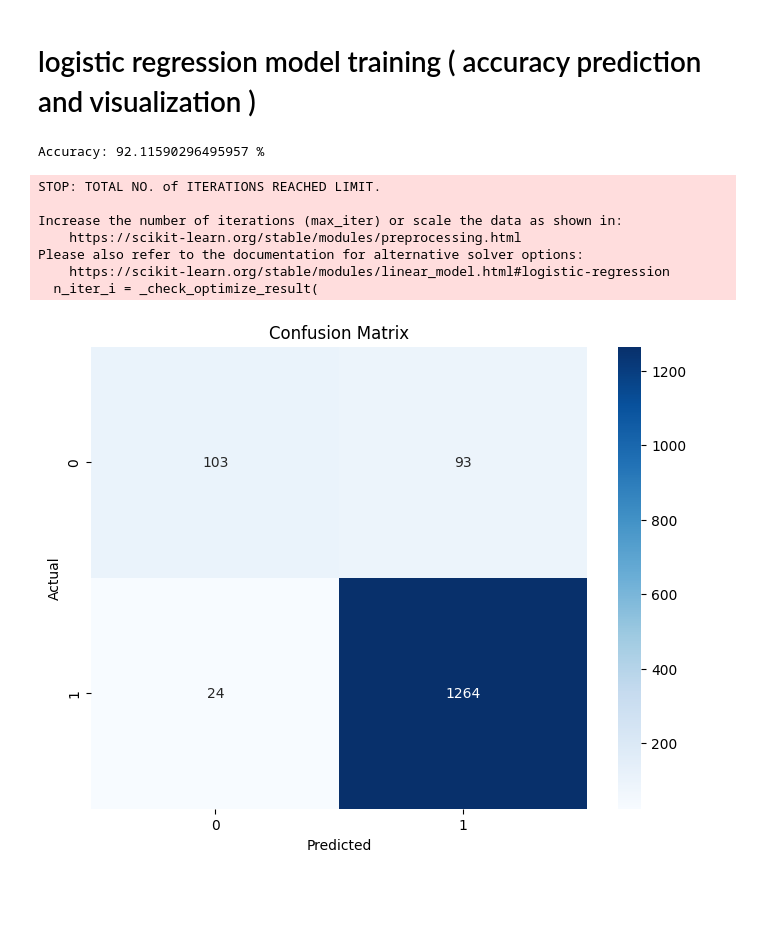
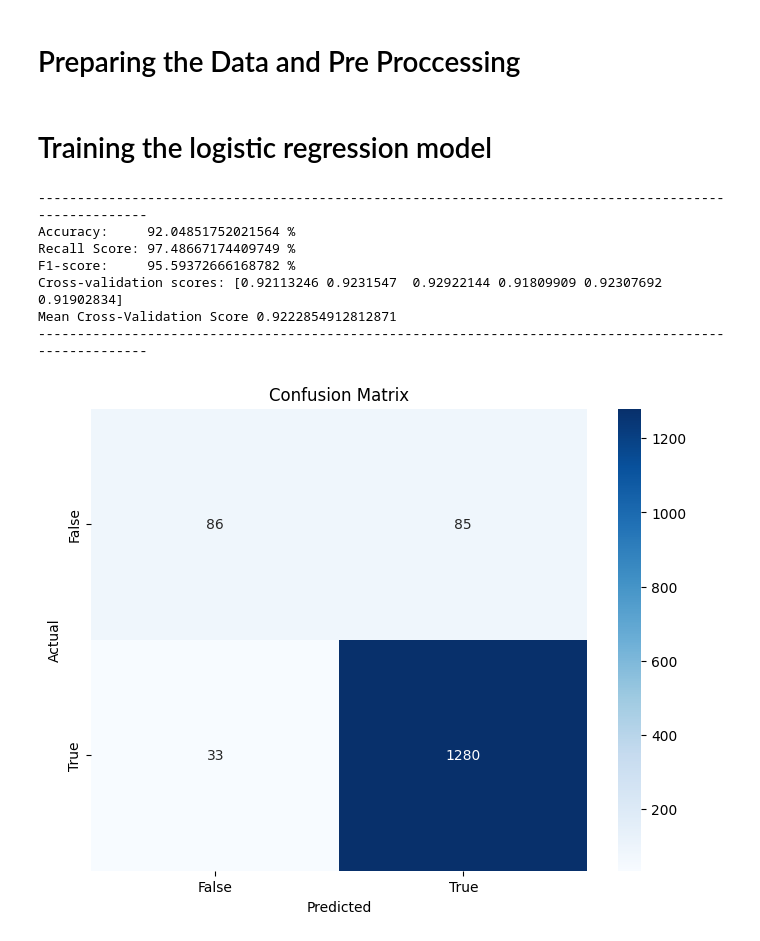
Before and after one commit to alipakdamangh/lung_cancer_analysis, a Jupyter notebook: main.ipynb, the cells around one changed output. Saved outputs shown, nothing was run; the diff lists cells and outputs as text; code cells hidden in the pictures; blank space fills up the shorter version.

```diff
--- a/main.ipynb
+++ b/main.ipynb
@@ -1,52 +3,81 @@
 # %%
-# import needed libraries and tools
+# import the libraries and tools
 import pandas as pd
 import seaborn as sns
 import matplotlib.pyplot as plt
 from sklearn.model_selection import train_test_split
 from sklearn.linear_model import LogisticRegression
 from sklearn.metrics import accuracy_score
+from sklearn.metrics import recall_score
+from sklearn.metrics import f1_score
 from sklearn.metrics import confusion_matrix
+from sklearn.model_selection import cross_val_score
+
+# store the data frame in a variable
+df = pd.read_csv('C:\\dev\\lung_cancer_analysis\\survey lung cancer.csv')
-# %%
-# store the data frame in a variable
-df = pd.read_csv('C:\dev\lung_cancer_analysis\survey lung cancer.csv')
+# %% [markdown]
+# Preparing the Data and Pre Proccessing
+# %%
+# convert YES and NO values to numerical binary values 1 and 0 ( feature encoding also known as binary-encoding/label-encoding)
+df['LUNG_CANCER'] = df['LUNG_CANCER'].map({'YES': 1, 'NO': 0})
 # %% [markdown]
-# logistic regression model training ( accuracy prediction and visualization )
+# Training the logistic regression model
 # %%
 # Define features (X) and target variable (y)
-X = df[['AGE', 'SMOKING', 'YELLOW_FINGERS', 'ANXIETY', 'PEER_PRESSURE', 'CHRONIC DISEASE', 'WHEEZING', 'ALCOHOL CONSUMING', 'COUGHING', 'SHORTNESS OF BREATH', 'SWALLOWING DIFFICULTY', 'CHEST PAIN']]
+X = df.drop('LUNG_CANCER', axis=1)
 y = df['LUNG_CANCER']
 
 # Split data into training and testing sets
-X_train, X_test, y_train, y_test = train_test_split(X, y, test_size=0.2, random_state=8)
+X_train, X_test, y_train, y_test = train_test_split(X, y, test_size=0.2, random_state=50)
 
 # Create and train the logistic regression model
-model = LogisticRegression()
+model = LogisticRegression(max_iter=1000)
 model.fit(X_train, y_train)
 
 # Make predictions on the testing set
 y_pred = model.predict(X_test)
 
+print('------------------------------------------------------------------------------------------------------')
+
 # Calculate accuracy score
 accuracy = accuracy_score(y_test, y_pred)
-print("Accuracy:", accuracy * 100, "%")
+print("Accuracy:    ", accuracy * 100, "%")
+
+# Calculate the recall score
+recall = recall_score(y_test, y_pred)
+
+# Print the recall score
+print("Recall Score:", recall * 100, "%")
+
+# Calculate the F1-score
+f1 = f1_score(y_test, y_pred)
+
+# Print the F1-score
+print("F1-score:    ", f1 * 100, "%")
+
+# Perform 5-fold cross-validation
+scores = cross_val_score(model, X_train, y_train, cv=6)
+
+print("Cross-validation scores:", scores)
+print("Mean Cross-Validation Score", scores.mean())
+
+print('------------------------------------------------------------------------------------------------------')
 
 # Visualize the confusion matrix
 cm = confusion_matrix(y_test, y_pred)
 plt.figure(figsize=(8, 6))
-sns.heatmap(cm, annot=True, fmt='d', cmap='Blues')
+sns.heatmap(cm, annot=True, fmt='d', cmap='Blues', xticklabels=['False', 'True'], yticklabels=['False', 'True'])
 plt.xlabel('Predicted')
 plt.ylabel('Actual')
 plt.title('Confusion Matrix')
 plt.show()
 # %% [output]
-Accuracy: 92.11590296495957 %
+------------------------------------------------------------------------------------------------------
+Accuracy:     92.04851752021564 %
+Recall Score: 97.48667174409749 %
+F1-score:     95.59372666168782 %
+Cross-validation scores: [0.92113246 0.9231547  0.92922144 0.91809909 0.92307692 0.91902834]
+Mean Cross-Validation Score 0.9222854912812871
+------------------------------------------------------------------------------------------------------
-STOP: TOTAL NO. of ITERATIONS REACHED LIMIT.
-
-Increase the number of iterations (max_iter) or scale the data as shown in:
-    https://scikit-learn.org/stable/modules/preprocessing.html
-Please also refer to the documentation for alternative solver options:
-    https://scikit-learn.org/stable/modules/linear_model.html#logistic-regression
-  n_iter_i = _check_optimize_result(
-[figure, old version]
+[figure, new version]
 # %% [markdown]
```
Also changed, not shown: parts of 4 cells of this notebook, 1 other file.
